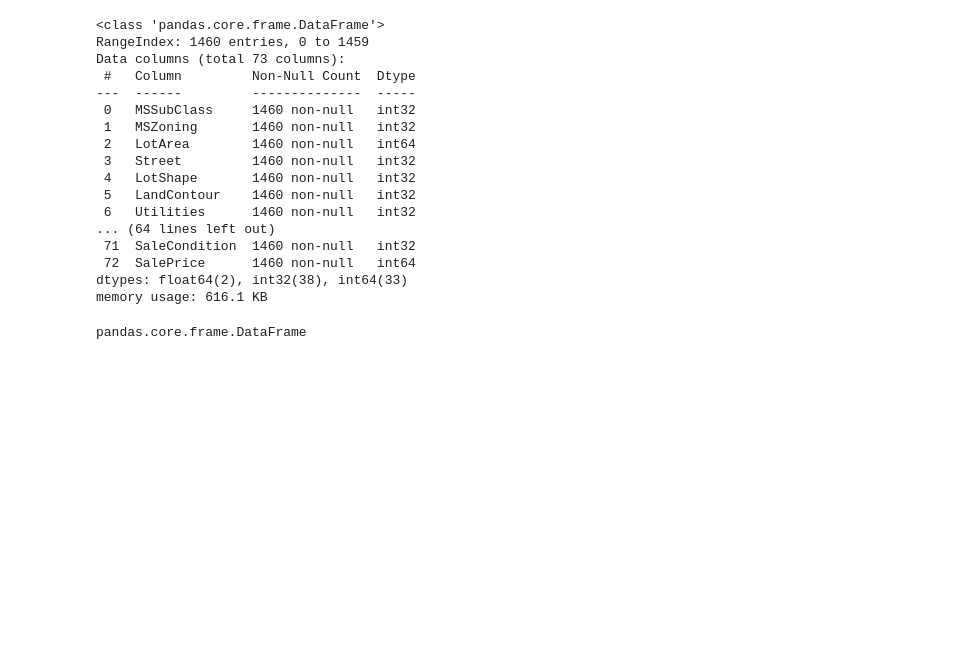
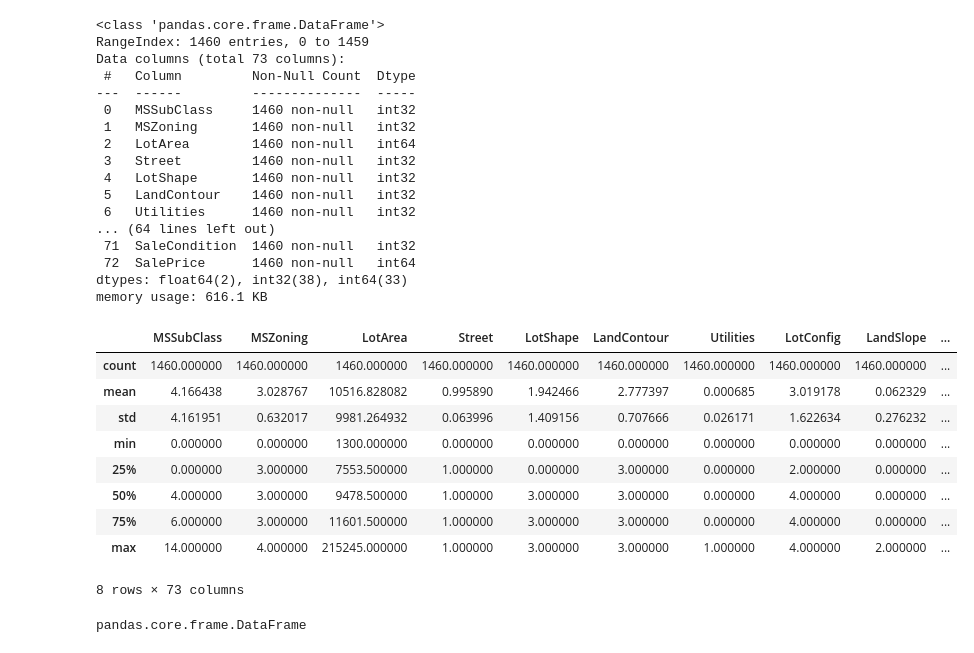
Before and after one commit to kafee651/Housing-Price-Prediction, a Jupyter notebook: Housing_Price_Prediction_Mohammad_kafee_uddin.ipynb, the cells around one changed output. Drawn from its saved outputs; the diff is of its cells as text; code cells hidden in the pictures; blank space fills up the shorter version.

```diff
--- a/Housing_Price_Prediction_Mohammad_kafee_uddin.ipynb
+++ b/Housing_Price_Prediction_Mohammad_kafee_uddin.ipynb
@@ -341,6 +341,20 @@ Data columns (total 73 columns):
  72  SalePrice      1460 non-null   int64
 dtypes: float64(2), int32(38), int64(33)
 memory usage: 616.1 KB
+# %%
+#Check for outlier
+houses.describe()
+# %% [output]
+|  | MSSubClass | MSZoning | LotArea | Street | LotShape | LandContour | Utilities | LotConfig | LandSlope | ... |
+| count | 1460.000000 | 1460.000000 | 1460.000000 | 1460.000000 | 1460.000000 | 1460.000000 | 1460.000000 | 1460.000000 | 1460.000000 | ... |
+| mean | 4.166438 | 3.028767 | 10516.828082 | 0.995890 | 1.942466 | 2.777397 | 0.000685 | 3.019178 | 0.062329 | ... |
+| std | 4.161951 | 0.632017 | 9981.264932 | 0.063996 | 1.409156 | 0.707666 | 0.026171 | 1.622634 | 0.276232 | ... |
+| min | 0.000000 | 0.000000 | 1300.000000 | 0.000000 | 0.000000 | 0.000000 | 0.000000 | 0.000000 | 0.000000 | ... |
+| 25% | 0.000000 | 3.000000 | 7553.500000 | 1.000000 | 0.000000 | 3.000000 | 0.000000 | 2.000000 | 0.000000 | ... |
+| 50% | 4.000000 | 3.000000 | 9478.500000 | 1.000000 | 3.000000 | 3.000000 | 0.000000 | 4.000000 | 0.000000 | ... |
+| 75% | 6.000000 | 3.000000 | 11601.500000 | 1.000000 | 3.000000 | 3.000000 | 0.000000 | 4.000000 | 0.000000 | ... |
+| max | 14.000000 | 4.000000 | 215245.000000 | 1.000000 | 3.000000 | 3.000000 | 1.000000 | 4.000000 | 2.000000 | ... |
+8 rows × 73 columns
 # %%
 type(cor)
 # %% [output]
```
Also changed, not shown: 1 other file.
